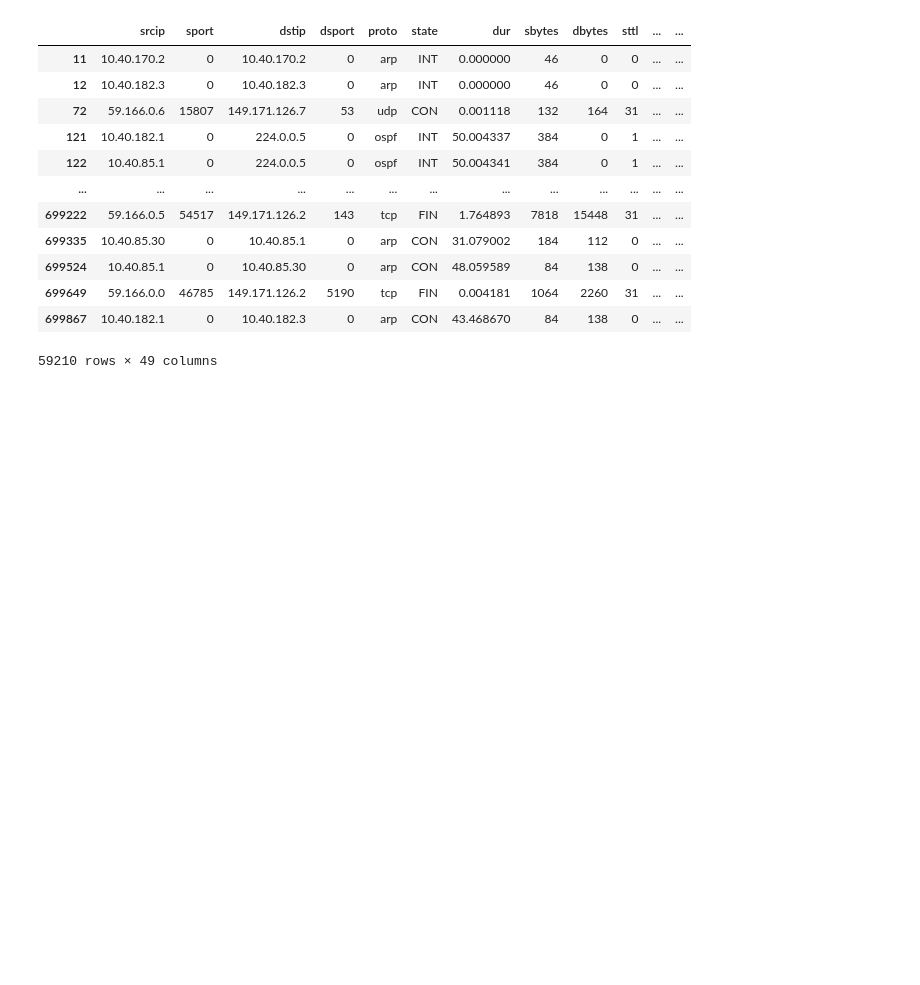
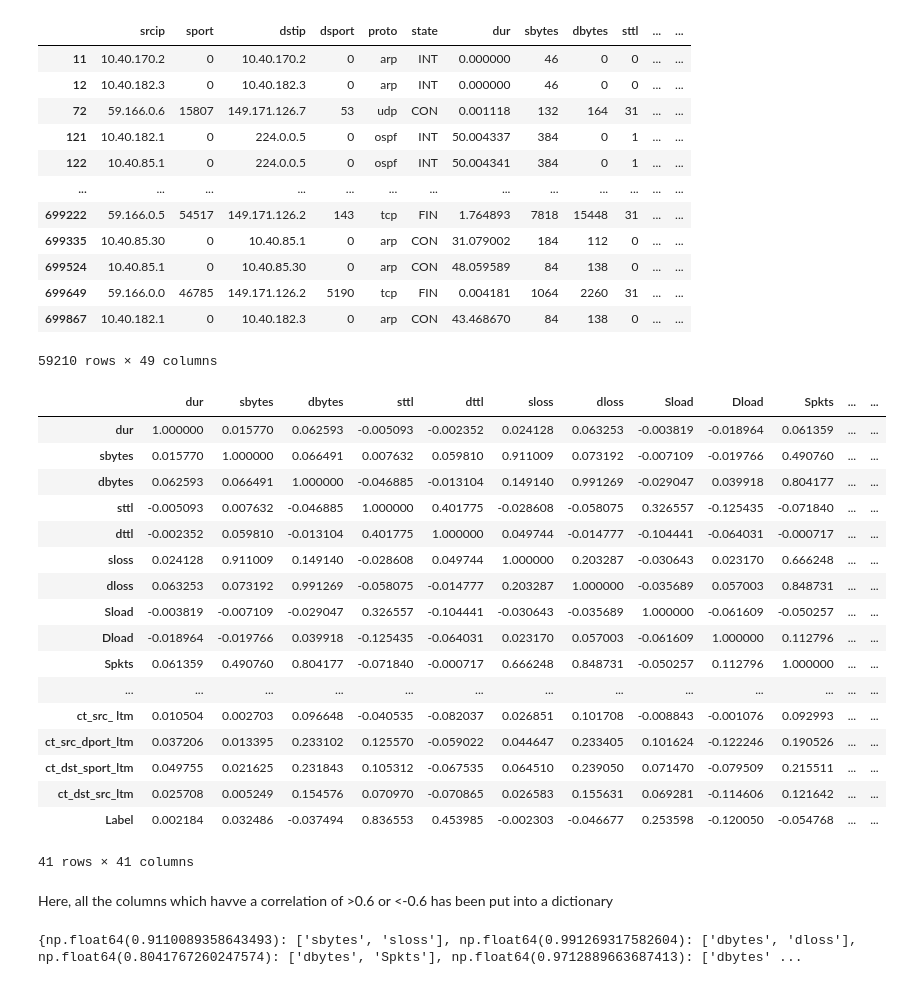
Before and after one commit to adityabhandari781/Packet-Classification-using-Decision-Trees, a Jupyter notebook: data_cleaning.ipynb, the cells around one changed output. Saved outputs shown, nothing was run; the diff lists cells and outputs as text; code cells hidden in the pictures; blank space fills up the shorter version.

Commit message:
correlation analysis

```diff
--- a/data_cleaning.ipynb
+++ b/data_cleaning.ipynb
@@ -74,0 +77,8 @@ memory usage: 261.7+ MB
+# %%
+columns_to_drop = []
+for i in df.columns:
+    if(df[i].dtype == "object"):
+        columns_to_drop.append(i)
+
+df_corr = df.drop(columns=columns_to_drop)
+df_corr.info()
@@ -137,3 +165,40 @@ duplicate_rows
 | 699649 | 59.166.0.0 | 46785 | 149.171.126.2 | 5190 | tcp | FIN | 0.004181 | 1064 | 2260 | 31 | ... | ... |
 | 699867 | 10.40.182.1 | 0 | 10.40.182.3 | 0 | arp | CON | 43.468670 | 84 | 138 | 0 | ... | ... |
 59210 rows × 49 columns
+# %%
+correlation_matrix=df_corr.corr()
+correlation_matrix
+# %% [output]
+|  | dur | sbytes | dbytes | sttl | dttl | sloss | dloss | Sload | Dload | Spkts | ... | ... |
+| dur | 1.000000 | 0.015770 | 0.062593 | -0.005093 | -0.002352 | 0.024128 | 0.063253 | -0.003819 | -0.018964 | 0.061359 | ... | ... |
+| sbytes | 0.015770 | 1.000000 | 0.066491 | 0.007632 | 0.059810 | 0.911009 | 0.073192 | -0.007109 | -0.019766 | 0.490760 | ... | ... |
+| dbytes | 0.062593 | 0.066491 | 1.000000 | -0.046885 | -0.013104 | 0.149140 | 0.991269 | -0.029047 | 0.039918 | 0.804177 | ... | ... |
+| sttl | -0.005093 | 0.007632 | -0.046885 | 1.000000 | 0.401775 | -0.028608 | -0.058075 | 0.326557 | -0.125435 | -0.071840 | ... | ... |
+| dttl | -0.002352 | 0.059810 | -0.013104 | 0.401775 | 1.000000 | 0.049744 | -0.014777 | -0.104441 | -0.064031 | -0.000717 | ... | ... |
+| sloss | 0.024128 | 0.911009 | 0.149140 | -0.028608 | 0.049744 | 1.000000 | 0.203287 | -0.030643 | 0.023170 | 0.666248 | ... | ... |
+| dloss | 0.063253 | 0.073192 | 0.991269 | -0.058075 | -0.014777 | 0.203287 | 1.000000 | -0.035689 | 0.057003 | 0.848731 | ... | ... |
+| Sload | -0.003819 | -0.007109 | -0.029047 | 0.326557 | -0.104441 | -0.030643 | -0.035689 | 1.000000 | -0.061609 | -0.050257 | ... | ... |
+| Dload | -0.018964 | -0.019766 | 0.039918 | -0.125435 | -0.064031 | 0.023170 | 0.057003 | -0.061609 | 1.000000 | 0.112796 | ... | ... |
+| Spkts | 0.061359 | 0.490760 | 0.804177 | -0.071840 | -0.000717 | 0.666248 | 0.848731 | -0.050257 | 0.112796 | 1.000000 | ... | ... |
+| ... | ... | ... | ... | ... | ... | ... | ... | ... | ... | ... | ... | ... |
+| ct_src_ ltm | 0.010504 | 0.002703 | 0.096648 | -0.040535 | -0.082037 | 0.026851 | 0.101708 | -0.008843 | -0.001076 | 0.092993 | ... | ... |
+| ct_src_dport_ltm | 0.037206 | 0.013395 | 0.233102 | 0.125570 | -0.059022 | 0.044647 | 0.233405 | 0.101624 | -0.122246 | 0.190526 | ... | ... |
+| ct_dst_sport_ltm | 0.049755 | 0.021625 | 0.231843 | 0.105312 | -0.067535 | 0.064510 | 0.239050 | 0.071470 | -0.079509 | 0.215511 | ... | ... |
+| ct_dst_src_ltm | 0.025708 | 0.005249 | 0.154576 | 0.070970 | -0.070865 | 0.026583 | 0.155631 | 0.069281 | -0.114606 | 0.121642 | ... | ... |
+| Label | 0.002184 | 0.032486 | -0.037494 | 0.836553 | 0.453985 | -0.002303 | -0.046677 | 0.253598 | -0.120050 | -0.054768 | ... | ... |
+41 rows × 41 columns
+# %% [markdown]
+Here, all the columns which havve a correlation of >0.6 or <-0.6 has been put into a dictionary
+# %%
+correlation_dict={}
+for i in range(len(correlation_matrix.columns)):
+    for j in range(i + 1, len(correlation_matrix.columns)):
+        col1 = correlation_matrix.columns[i]
+        col2 = correlation_matrix.columns[j]
+        corr_coeff = correlation_matrix.iloc[i, j]
+
+        if corr_coeff > 0.6 or corr_coeff < -0.6:
+            correlation_dict[corr_coeff]=[col1,col2]
+print(correlation_dict)
+# %% [output]
+{np.float64(0.9110089358643493): ['sbytes', 'sloss'], np.float64(0.991269317582604): ['dbytes', 'dloss'], np.float64(0.8041767260247574): ['dbytes', 'Spkts'], np.float64(0.9712889663687413): ['dbytes' ...
```
Also changed, not shown: parts of 2 cells of this notebook.
